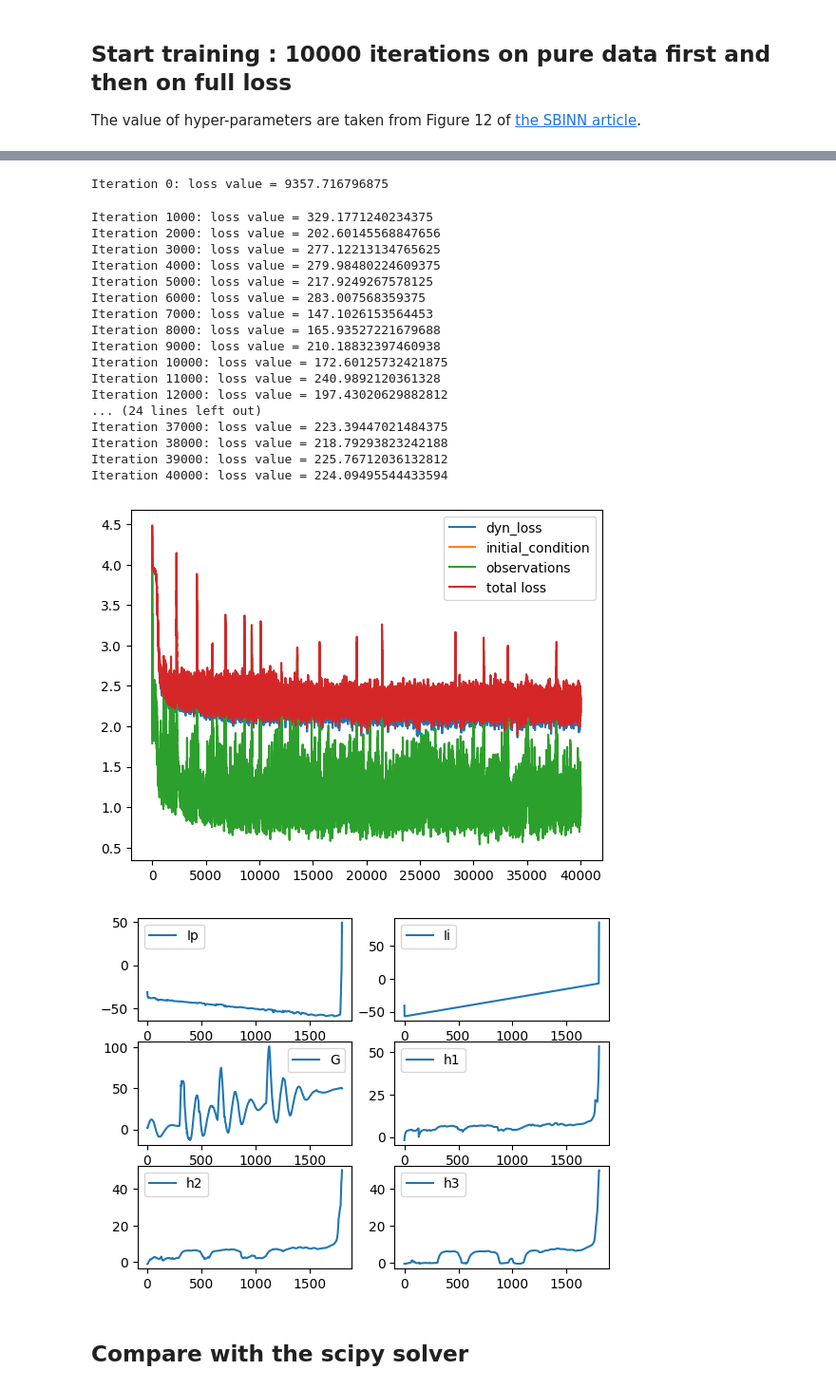
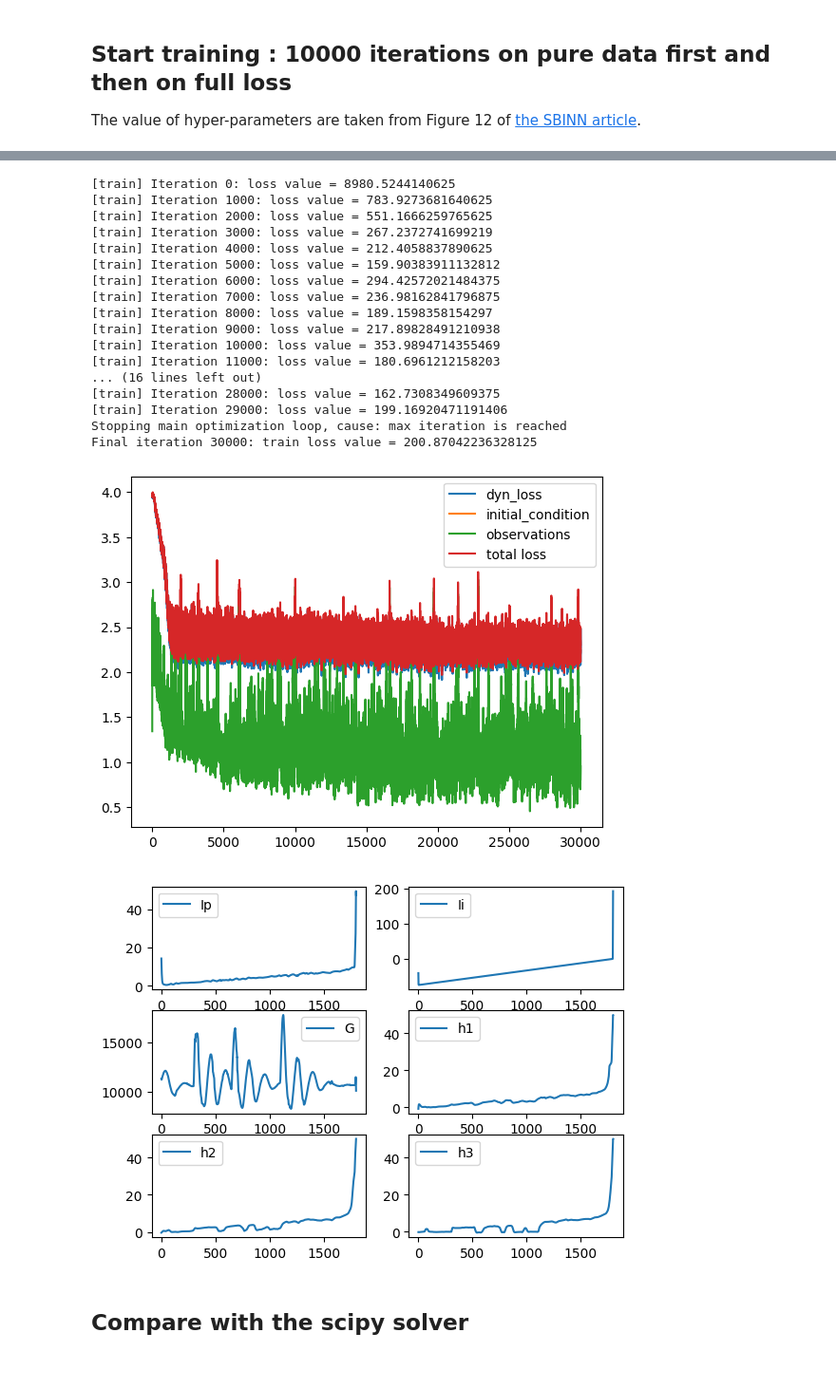
Before and after one commit to mia-jinns/jinns, a Jupyter notebook: Notebooks/ODE/systems_biology_informed_neural_network.ipynb, the cells around one changed output, grey strips where cells are left out. Shown at 95% size. Drawn from its saved outputs; the diff is of its cells as text; code cells hidden in the pictures.

```diff
--- a/Notebooks/ODE/systems_biology_informed_neural_network.ipynb
+++ b/Notebooks/ODE/systems_biology_informed_neural_network.ipynb
@@ -123,7 +118,7 @@ def feature_transform(t, params):
     )
 
 
-def output_transform(t, y, id_component):
+def output_transform(t, y, params, id_component):
     idx = 1799
     t = t.squeeze() * 1
     k = (data_y[idx, id_component] - data_y[0, id_component]) / (
@@ -504,19 +498,24 @@ plt.show();
 # %%
 # And then we fix the weights for the DynamicLoss part
 alpha = 1
-loss_weights = {
-    "dyn_loss":{"Ip":alpha, "Ii":alpha, "G":alpha*1e-2, "h1":alpha, "h2":alpha, "h3":alpha}, "initial_condition":1, "observations": 1e-2
-}
+loss_weights = jinns.loss.LossWeightsODEDict(
+    dyn_loss={"Ip":alpha, "Ii":alpha, "G":alpha*1e-2, "h1":alpha, "h2":alpha, "h3":alpha},
+    initial_condition=1., observations=1e-2
+)
 
 loss = jinns.loss.SystemLossODE(
-    u_dict={"Ii":nn_list[0], "Ip":nn_list[1], "G":nn_list[2], "h1":nn_list[3], "h2":nn_list[4], "h3":nn_list[5]},
+    u_dict={"Ii":nn_dict["Ii"], "Ip":nn_dict["Ip"], "G":nn_dict["G"], "h1":nn_dict["h1"], "h2":nn_dict["h2"], "h3":nn_dict["h3"]},
     loss_weights=loss_weights,
     dynamic_loss_dict={"Ip":sbinn_Ip, "Ii":sbinn_Ii, "G":sbinn_G, "h1":sbinn_h1, "h2":sbinn_h2, "h3":sbinn_h3},
     initial_condition_dict=None,
+    params_dict=params
 )
 # %%
-n_iter = int(40000)
+n_iter = int(30000)
 # %%
+# Optimizer
+import optax
+tx = optax.adam(learning_rate=1e-3)
 key, subkey = random.split(key)
 params, total_loss_list, loss_by_term_dict, train_data, loss, opt_state, _ , _, _ = jinns.solve(
     n_iter=n_iter,
@@ -525,26 +524,26 @@ params, total_loss_list, loss_by_term_dict, train_data, loss, opt_state, _ , _,
     loss=loss,
     obs_data=obs_data,
     optimizer=tx,
+    opt_state=opt_state
 )
 # %% [output]
-Iteration 0: loss value = 9357.716796875
+[train] Iteration 0: loss value = 8980.5244140625
+[train] Iteration 1000: loss value = 783.9273681640625
+[train] Iteration 2000: loss value = 551.1666259765625
+[train] Iteration 3000: loss value = 267.2372741699219
+[train] Iteration 4000: loss value = 212.4058837890625
+[train] Iteration 5000: loss value = 159.90383911132812
+[train] Iteration 6000: loss value = 294.42572021484375
+[train] Iteration 7000: loss value = 236.98162841796875
+[train] Iteration 8000: loss value = 189.1598358154297
+[train] Iteration 9000: loss value = 217.89828491210938
+[train] Iteration 10000: loss value = 353.9894714355469
+[train] Iteration 11000: loss value = 180.6961212158203
+... (16 lines left out)
+[train] Iteration 28000: loss value = 162.7308349609375
+[train] Iteration 29000: loss value = 199.16920471191406
+Stopping main optimization loop, cause: max iteration is reached
+Final iteration 30000: train loss value = 200.87042236328125
-Iteration 1000: loss value = 329.1771240234375
-Iteration 2000: loss value = 202.60145568847656
-Iteration 3000: loss value = 277.12213134765625
-Iteration 4000: loss value = 279.98480224609375
-Iteration 5000: loss value = 217.9249267578125
-Iteration 6000: loss value = 283.007568359375
-Iteration 7000: loss value = 147.1026153564453
-Iteration 8000: loss value = 165.93527221679688
-Iteration 9000: loss value = 210.18832397460938
-Iteration 10000: loss value = 172.60125732421875
-Iteration 11000: loss value = 240.9892120361328
-Iteration 12000: loss value = 197.43020629882812
-... (24 lines left out)
-Iteration 37000: loss value = 223.39447021484375
-Iteration 38000: loss value = 218.79293823242188
-Iteration 39000: loss value = 225.76712036132812
-Iteration 40000: loss value = 224.09495544433594
 # %%
 for loss_name, loss_values in loss_by_term_dict.items():
 #     if loss_name == "dyn_loss":
@@ -553,28 +552,28 @@ plt.plot(jnp.log10(total_loss_list), label="total loss")
 plt.legend()
 plt.show();
 # %% [output]
-[figure, old version]
+[figure, new version]
 # %%
 u_est_Ip = vmap(lambda t:u(t, params["nn_params"])[0], (0), 0)
 u_est_Ii = vmap(lambda t:u(t, params["nn_params"])[1], (0), 0)
 u_est_G = vmap(lambda t:u(t, params["nn_params"])[2], (0), 0)
 u_est_h1 = vmap(lambda t:u(t, params["nn_params"])[3], (0), 0)
 u_est_h2 = vmap(lambda t:u(t, params["nn_params"])[4], (0), 0)
 u_est_h3 = vmap(lambda t:u(t, params["nn_params"])[5], (0), 0)
 
 key, subkey = random.split(key, 2)
 val_data = jinns.data.DataGeneratorODE(subkey, n, tmin, tmax, batch_size, method)
 
 fig, axes = plt.subplots(3, 2)
 labels = ["Ip", "Ii", "G", "h1", "h2", "h3"]
 for i in range(3):
     for j in range(2):
         idx = jnp.ravel_multi_index((i, j), (3, 2))
-        u_est_ij = vmap(lambda t:u(t, {"nn_params":params["nn_params"][labels[idx]], "eq_params":params["eq_params"]}), 0, 0)
+        u_est_ij = vmap(lambda t:nn_dict[labels[idx]](t, jinns.parameters.Params(nn_params=params.nn_params[labels[idx]], eq_params=params.eq_params)), 0, 0)
         axes[i, j].plot(val_data.times.sort(axis=0) * Tmax, u_est_ij(val_data.times.sort(axis=0)), label=labels[idx])
         axes[i, j].legend()
 # %% [output]
-[figure, old version]
+[figure, new version]
 # %% [markdown]
 ## Compare with the scipy solver
 # %%
```
Also changed, not shown: parts of 11 cells of this notebook.
